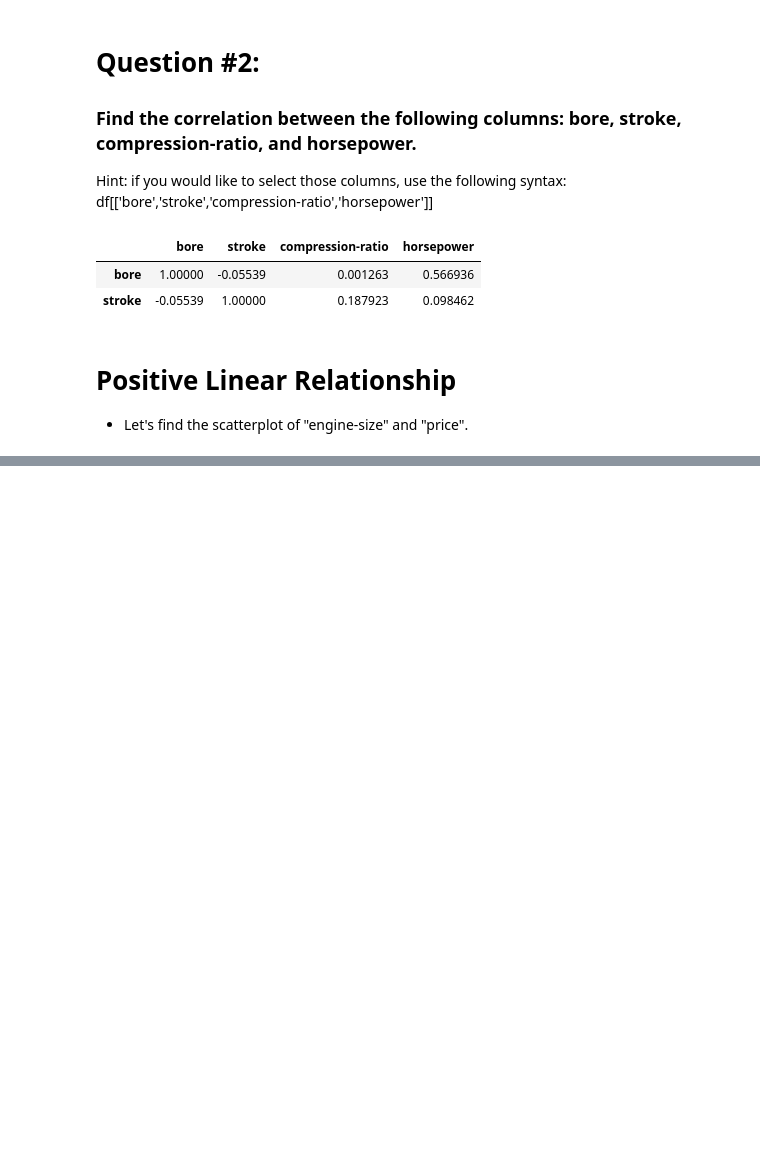
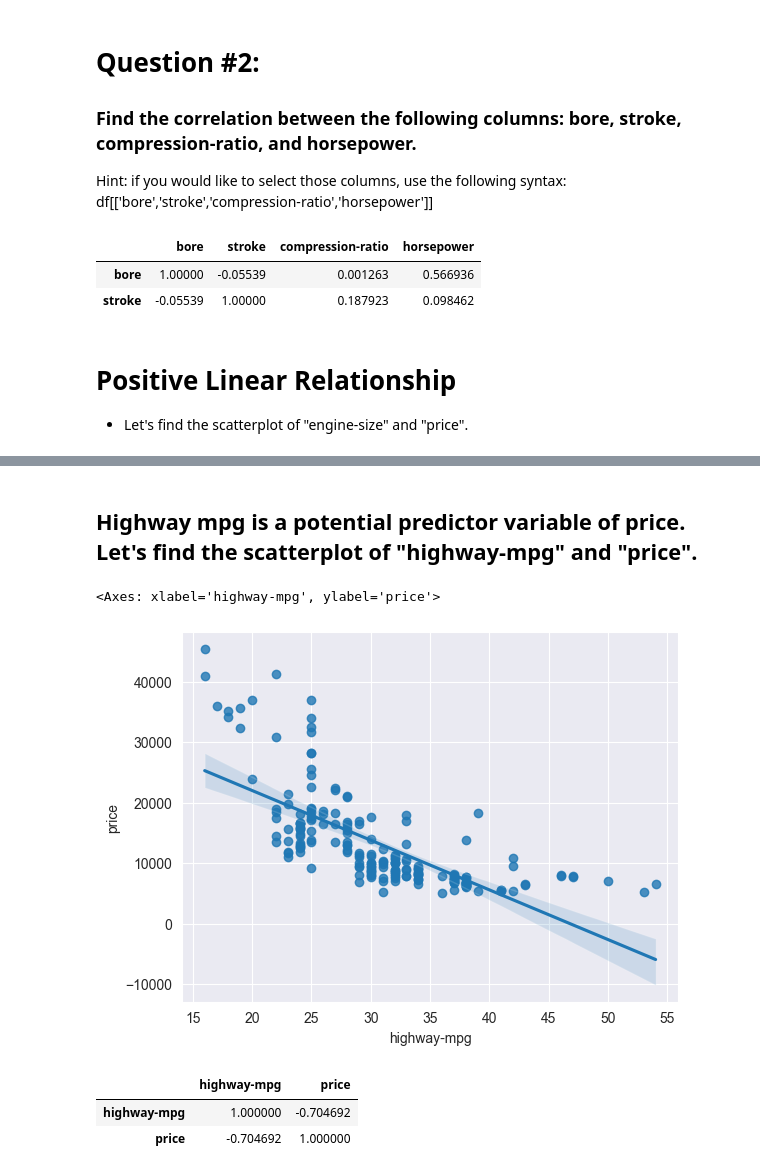
Before and after one commit to Hasan082/Data-Analysis, a Jupyter notebook: DataWrangling/Exploratory_Data_Analysis.ipynb, the cells around one changed output, grey strips where cells are left out. Saved outputs shown, nothing was run; the diff lists cells and outputs as text; code cells hidden in the pictures; blank space fills up the shorter version.

Commit message:
P value and Pearson correlation done

```diff
--- a/DataWrangling/Exploratory_Data_Analysis.ipynb
+++ b/DataWrangling/Exploratory_Data_Analysis.ipynb
@@ -70,0 +72,14 @@ sns.regplot(x = "engine-size", y = "price", data = df)
+# %% [markdown]
+## Highway mpg is a potential predictor variable of price. Let's find the scatterplot of "highway-mpg" and "price".
+# %%
+sns.regplot(x = 'highway-mpg', y = 'price', data = df)
+# %% [output]
+<Axes: xlabel='highway-mpg', ylabel='price'>
+[figure, added]
+# %%
+df[['highway-mpg', 'price']].corr()
+# We can examine the correlation between 'highway-mpg' and 'price' and see it's approximately -0.704.
+# %% [output]
+|  | highway-mpg | price |
+| highway-mpg | 1.000000 | -0.704692 |
+| price | -0.704692 | 1.000000 |
```
Also changed, not shown: parts of 57 cells of this notebook.
